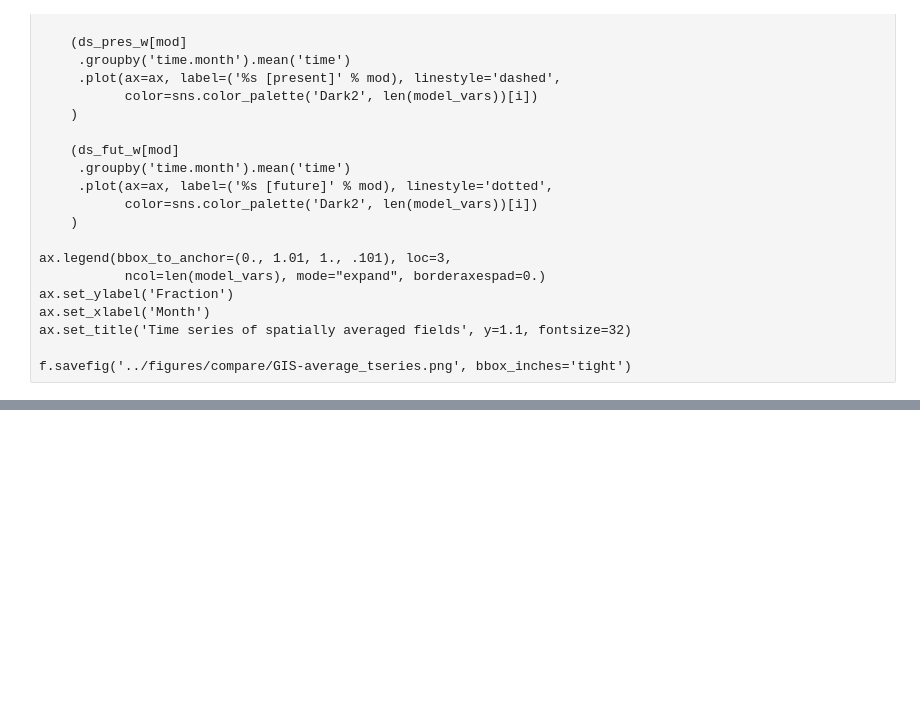
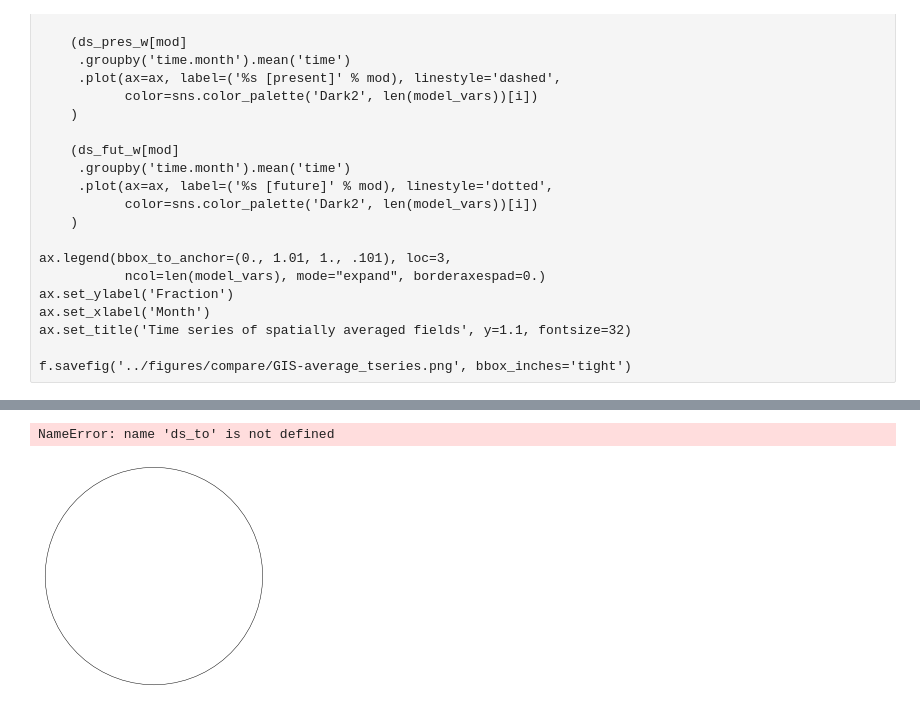
Before and after one commit to dcamron/cosp-explore, a Jupyter notebook: notebooks/compare.ipynb, the cells around one changed output, grey strips where cells are left out. Saved outputs shown, nothing was run; the diff lists cells and outputs as text; code cells hidden in the pictures; blank space fills up the shorter version.

```diff
--- a/notebooks/compare.ipynb
+++ b/notebooks/compare.ipynb
@@ -540,0 +581,6 @@ f.savefig('../figures/compare/GIS-average_tseries.png', bbox_inches='tight')
+# %%
+f, axes = plt.subplots(subplot_kw={'projection': ccrs.NorthPolarStereo(central_longitude=315)})
+ds_to
+# %% [output]
+NameError: name 'ds_to' is not defined
+[figure, added]
```
Also changed, not shown: parts of 7 cells of this notebook, 19 other files.
